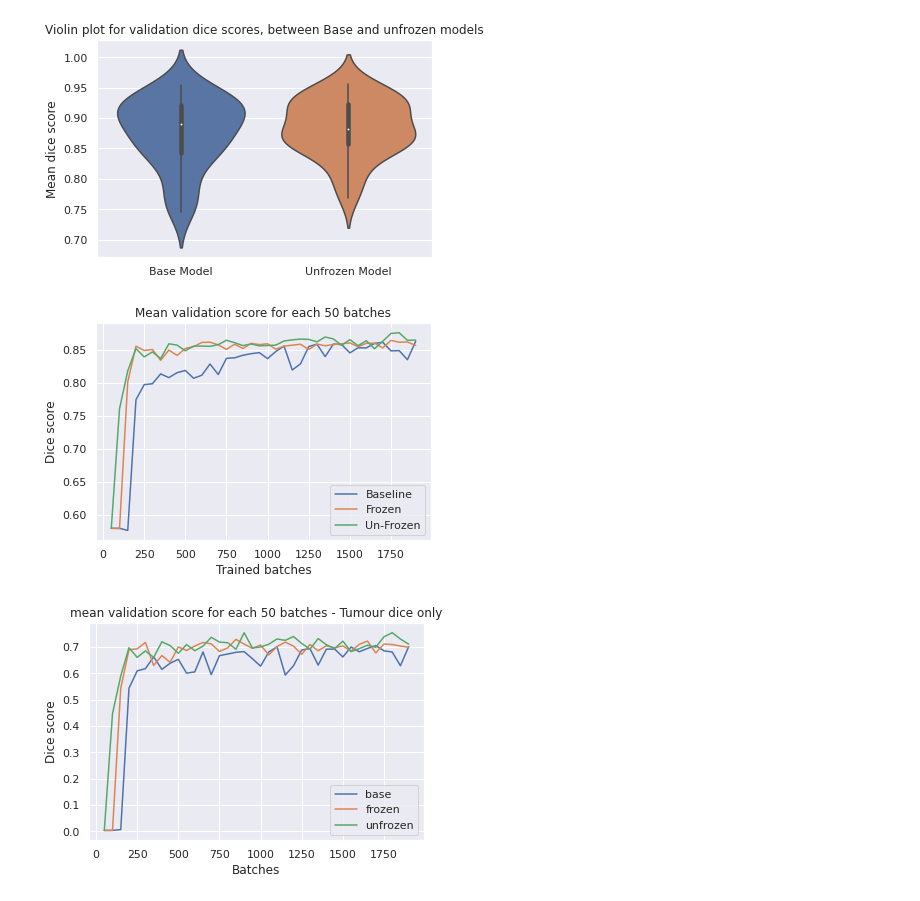
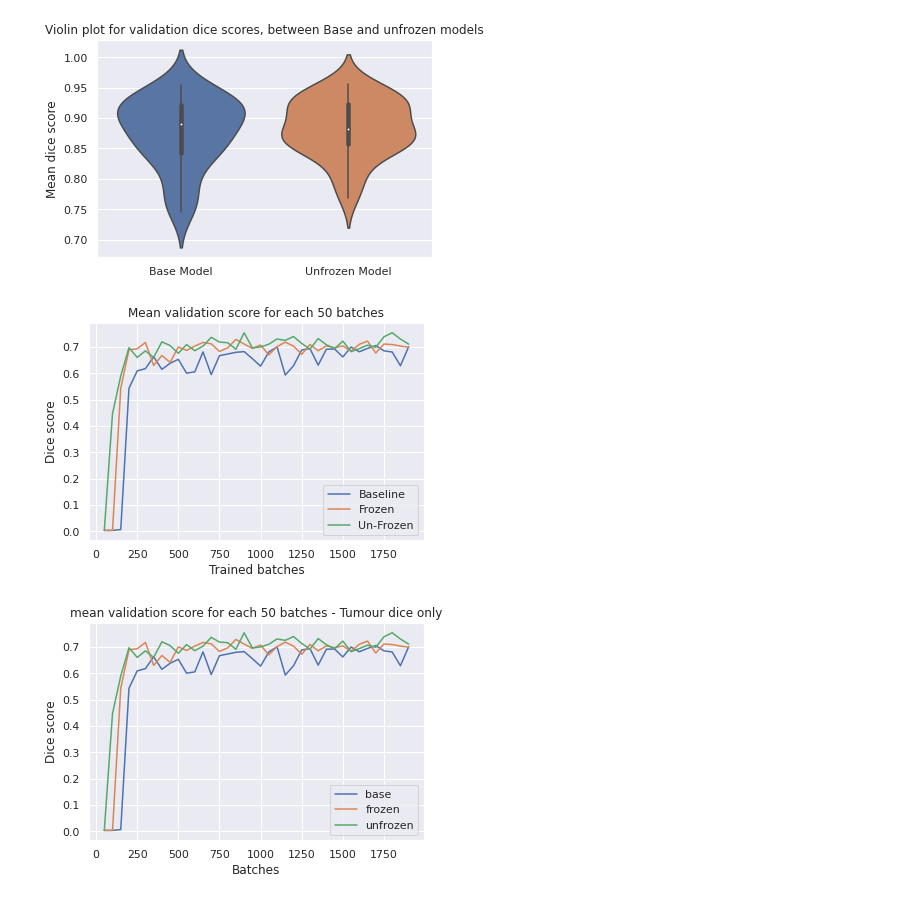
Before and after one commit to Jmckone1/unet, a Jupyter notebook: RANO comparison.ipynb, the cells around one changed output. Drawn from its saved outputs; the diff is of its cells as text; code cells hidden in the pictures.

```diff
--- a/RANO comparison.ipynb
+++ b/RANO comparison.ipynb
@@ -666,13 +685,13 @@ mean_val_unfrozen = []
 
 for i in range(38):
 
-        validation_dice_base = np.genfromtxt("Predictions/MK_5_model_predictions_2/MK_5_base_step_0_" + str((i+1)*50) + "/0_All_slice_validation_dice.csv",delimiter=',')
+        validation_dice_base = np.genfromtxt("Predictions/MK_5_model_predictions_2/MK_5_base_step_0_" + str((i+1)*50) + "/0_Tumour_slice_validation_dice.csv",delimiter=',')
         mean_val_base.append(np.mean(validation_dice_base))
 
-        validation_dice_frozen = np.genfromtxt("Predictions/MK_5_model_predictions_2/MK_5_frozen_step_0_" + str((i+1)*50) + "/0_All_slice_validation_dice.csv",delimiter=',')
+        validation_dice_frozen = np.genfromtxt("Predictions/MK_5_model_predictions_2/MK_5_frozen_step_0_" + str((i+1)*50) + "/0_Tumour_slice_validation_dice.csv",delimiter=',')
         mean_val_frozen.append(np.mean(validation_dice_frozen))
 
-        validation_dice_unfrozen = np.genfromtxt("Predictions/MK_5_model_predictions_2/MK_5_unfrozen_step_0_" + str((i+1)*50) + "/0_All_slice_validation_dice.csv",delimiter=',')
+        validation_dice_unfrozen = np.genfromtxt("Predictions/MK_5_model_predictions_2/MK_5_unfrozen_step_0_" + str((i+1)*50) + "/0_Tumour_slice_validation_dice.csv",delimiter=',')
         mean_val_unfrozen.append(np.mean(validation_dice_unfrozen))
 
 x = np.linspace(50, 1900, num=38)
@@ -680,34 +699,34 @@ x = x.tolist()
 
 # for j in range(3):
 #     for i in range(38):
 
 #         validation_dice_base = np.genfromtxt("Predictions/MK_5_model_predictions_2/MK_5_base_step_" + str(j) + "_" + str((i+1)*50) + "/0_All_slice_validation_dice.csv",delimiter=',')
 #         mean_val_base.append(np.mean(validation_dice_base))
 
 #         validation_dice_frozen = np.genfromtxt("Predictions/MK_5_model_predictions_2/MK_5_frozen_step_" + str(j) + "_" + str((i+1)*50) + "/0_All_slice_validation_dice.csv",delimiter=',')
 #         mean_val_frozen.append(np.mean(validation_dice_frozen))
 
 #         validation_dice_unfrozen = np.genfromtxt("Predictions/MK_5_model_predictions_2/MK_5_unfrozen_step_" + str(j) + "_" + str((i+1)*50) + "/0_All_slice_validation_dice.csv",delimiter=',')
 #         mean_val_unfrozen.append(np.mean(validation_dice_unfrozen))
 
 
 # x = np.linspace(50, 5700, num=114)
 # x = x.tolist()
 
 
 
 plt.title("Mean validation score for each 50 batches")
 plt.plot(x,mean_val_base)
 plt.plot(x,mean_val_frozen)
 plt.plot(x,mean_val_unfrozen)
 
 plt.xlabel("Trained batches")
 plt.ylabel("Dice score")
 
 plt.legend(["Baseline","Frozen","Un-Frozen"])
 plt.show()
 # %% [output]
-[figure, old version]
+[figure, new version]
 # %%
 import pandas as pd
 import numpy as np
```
Also changed, not shown: parts of 2 cells of this notebook, 3 other files.
